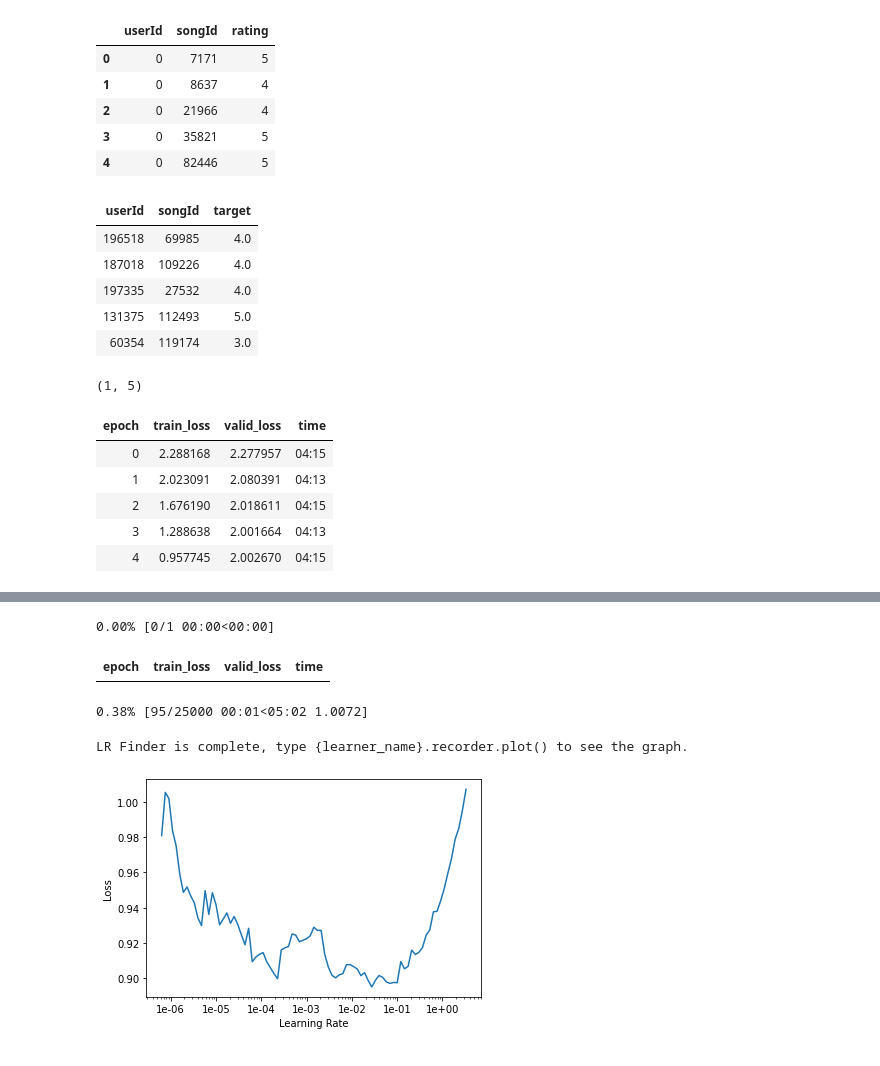
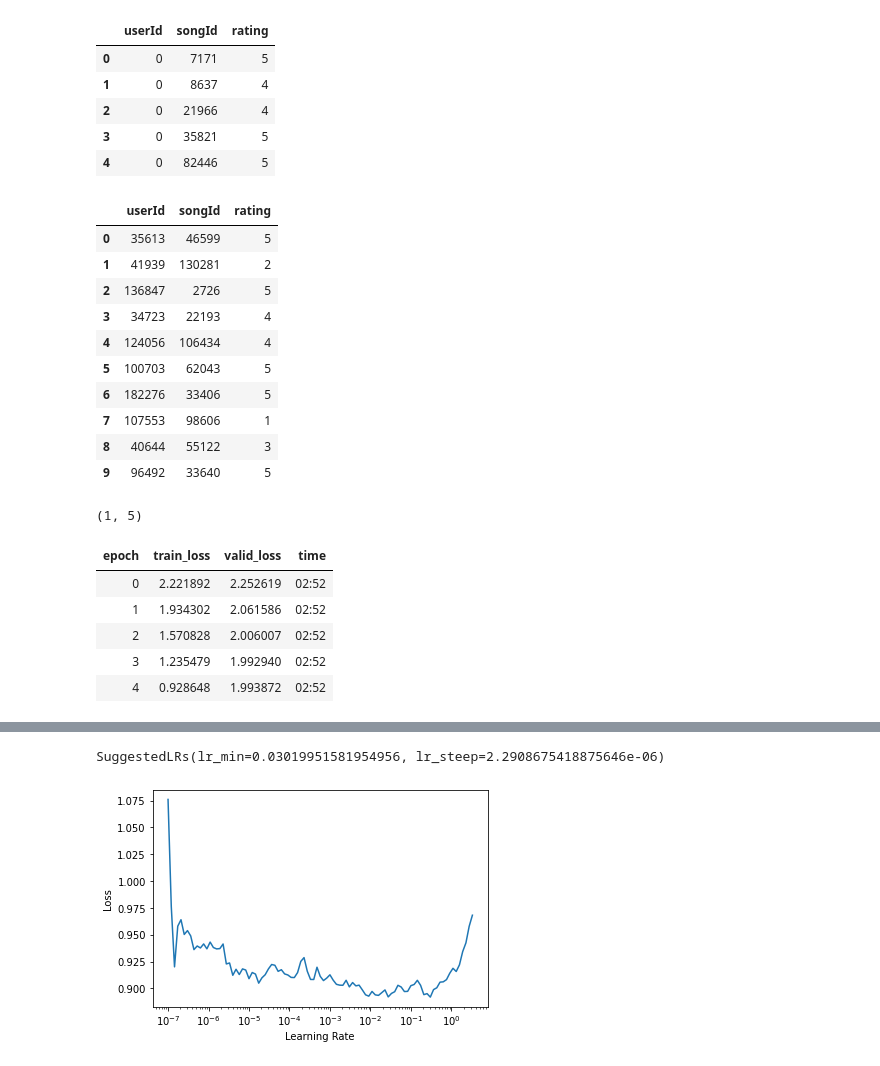
Before and after one commit to LevanBerelidze/cs-550-homework, a Jupyter notebook: Problem_5.ipynb, the cells around one changed output, grey strips where cells are left out. Cells and saved outputs as stored; diff of their text form; code cells hidden in the pictures.

```diff
--- a/Problem_5.ipynb
+++ b/Problem_5.ipynb
@@ -8,5 +13,7 @@ from fastai.collab import *
+# %%
+file_path = './drive/MyDrive/ml-data/songsDataset.csv'
 # %%
-df = pd.read_csv('./data/songsDataset.csv', header=0, names=['userId', 'songId', 'rating'])
+df = pd.read_csv(file_path, header=0, names=['userId', 'songId', 'rating'])
 df.head()
 # %% [output]
 |  | userId | songId | rating |
@@ -16,16 +23,21 @@ df.head()
 | 3 | 0 | 35821 | 5 |
 | 4 | 0 | 82446 | 5 |
 # %%
-dls = CollabDataBunch.from_df(df, valid_pct=0.2)
+dls = CollabDataLoaders.from_df(df, valid_pct=0.2)
 # %%
 dls.show_batch()
 # %% [output]
-| userId | songId | target |
-| 196518 | 69985 | 4.0 |
-| 187018 | 109226 | 4.0 |
-| 197335 | 27532 | 4.0 |
-| 131375 | 112493 | 5.0 |
-| 60354 | 119174 | 3.0 |
+|  | userId | songId | rating |
+| 0 | 35613 | 46599 | 5 |
+| 1 | 41939 | 130281 | 2 |
+| 2 | 136847 | 2726 | 5 |
+| 3 | 34723 | 22193 | 4 |
+| 4 | 124056 | 106434 | 4 |
+| 5 | 100703 | 62043 | 5 |
+| 6 | 182276 | 33406 | 5 |
+| 7 | 107553 | 98606 | 1 |
+| 8 | 40644 | 55122 | 3 |
+| 9 | 96492 | 33640 | 5 |
 # %%
 df['rating'].min(), df['rating'].max()
 # %% [output]
@@ -38,12 +50,11 @@ learn = collab_learner(dls, n_factors=30, y_range=y_range)
 learn.fit_one_cycle(5, 0.005)
 # %% [output]
 | epoch | train_loss | valid_loss | time |
-| 0 | 2.288168 | 2.277957 | 04:15 |
-| 1 | 2.023091 | 2.080391 | 04:13 |
-| 2 | 1.676190 | 2.018611 | 04:15 |
-| 3 | 1.288638 | 2.001664 | 04:13 |
-| 4 | 0.957745 | 2.002670 | 04:15 |
+| 0 | 2.221892 | 2.252619 | 02:52 |
+| 1 | 1.934302 | 2.061586 | 02:52 |
+| 2 | 1.570828 | 2.006007 | 02:52 |
+| 3 | 1.235479 | 1.992940 | 02:52 |
+| 4 | 0.928648 | 1.993872 | 02:52 |
 # %%
 learn.lr_find()
-learn.recorder.plot()
 # %% [output]
@@ -50,5 +62,2 @@ learn.recorder.plot()
-0.00% [0/1 00:00<00:00]
+SuggestedLRs(lr_min=0.03019951581954956, lr_steep=2.2908675418875646e-06)
-| epoch | train_loss | valid_loss | time |
-0.38% [95/25000 00:01<05:02 1.0072]
-LR Finder is complete, type {learner_name}.recorder.plot() to see the graph.
-[figure, old version]
+[figure, new version]
```
Also changed, not shown: parts of 3 cells of this notebook, 1 other file.
